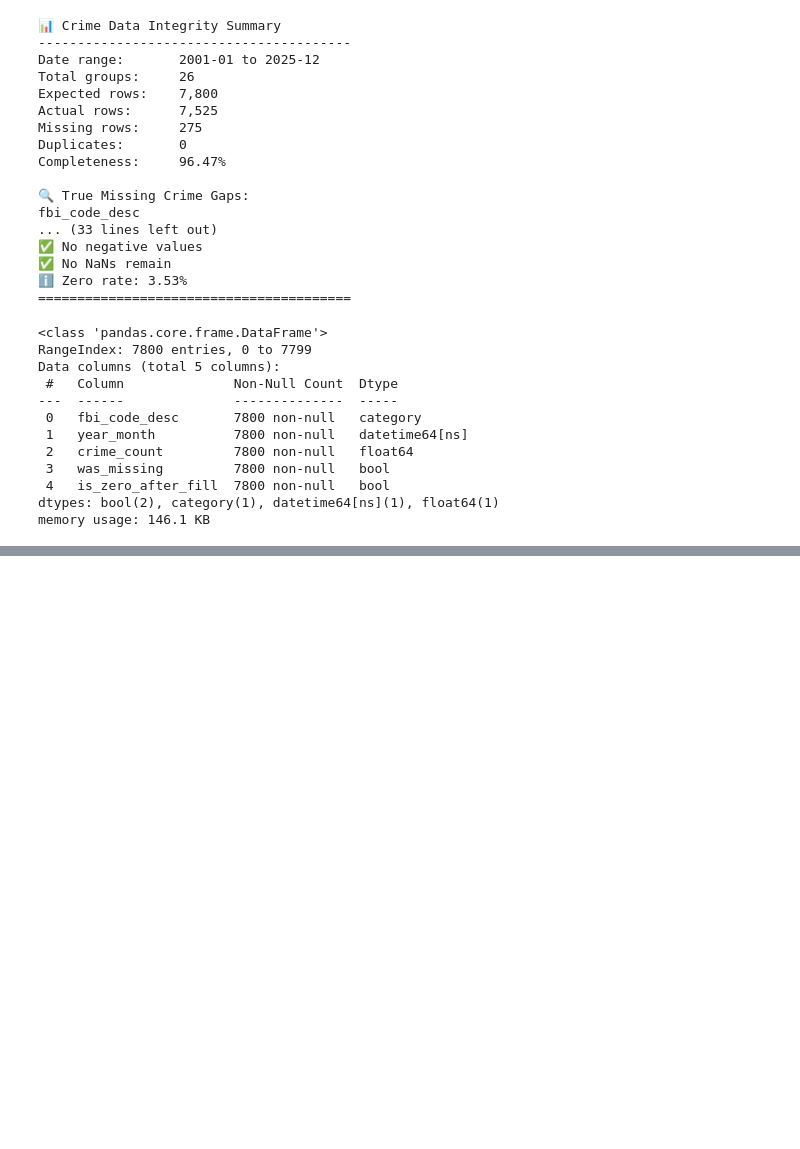
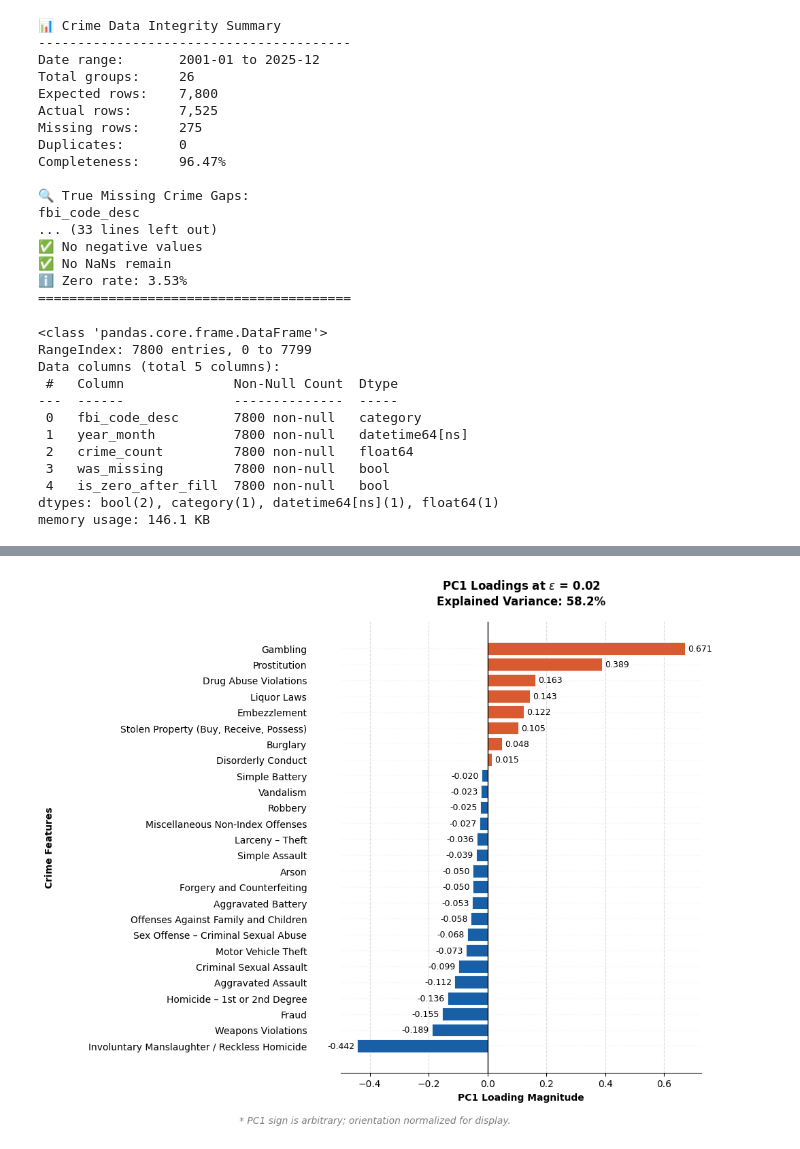
Before and after one commit to SirErikPak/ChicagoCrime, a Jupyter notebook: Notebook/ChicagoCrimeDetection.ipynb, the cells around one changed output, grey strips where cells are left out. Cells and saved outputs as stored; diff of their text form; code cells hidden in the pictures; blank space fills up the shorter version.

```diff
--- a/Notebook/ChicagoCrimeDetection.ipynb
+++ b/Notebook/ChicagoCrimeDetection.ipynb
@@ -1576,0 +261,4 @@ Which direction do you want to go?
+# %%
+_ = aplot.plot_pc1_loadings(epsilon_sweep_result["clr_dict"], chosen_eps=0.02)
+# %% [output]
+[figure, added]
```
Also changed, not shown: parts of 93 cells of this notebook, 22 other files.
